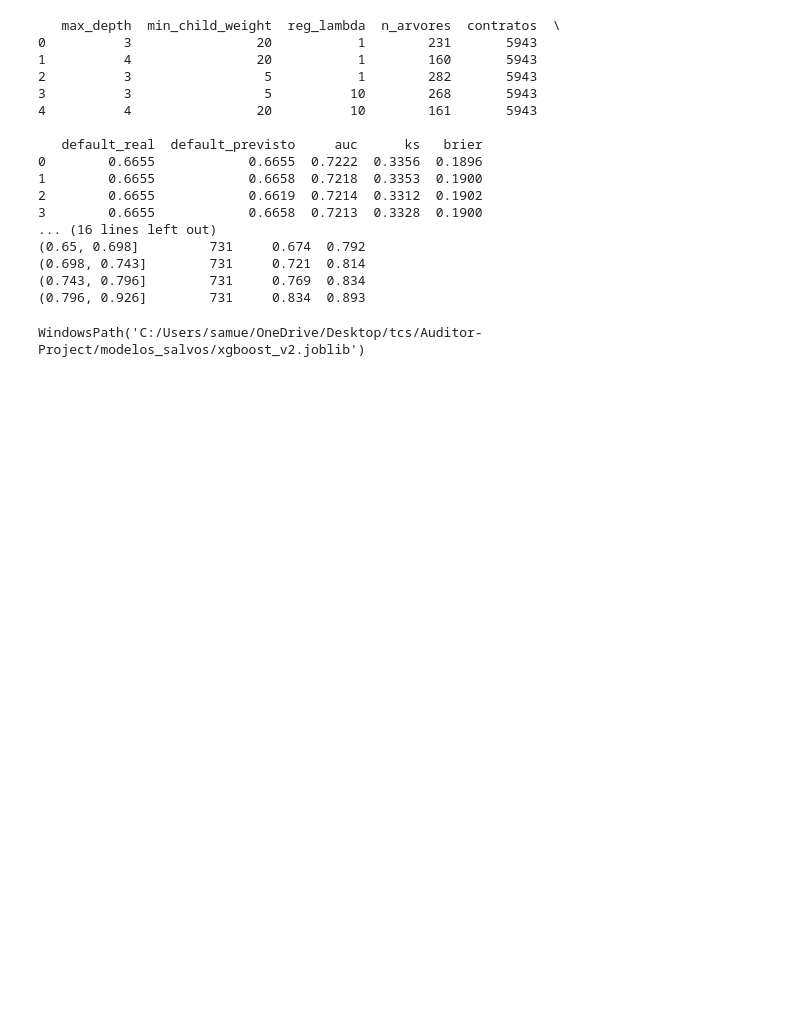
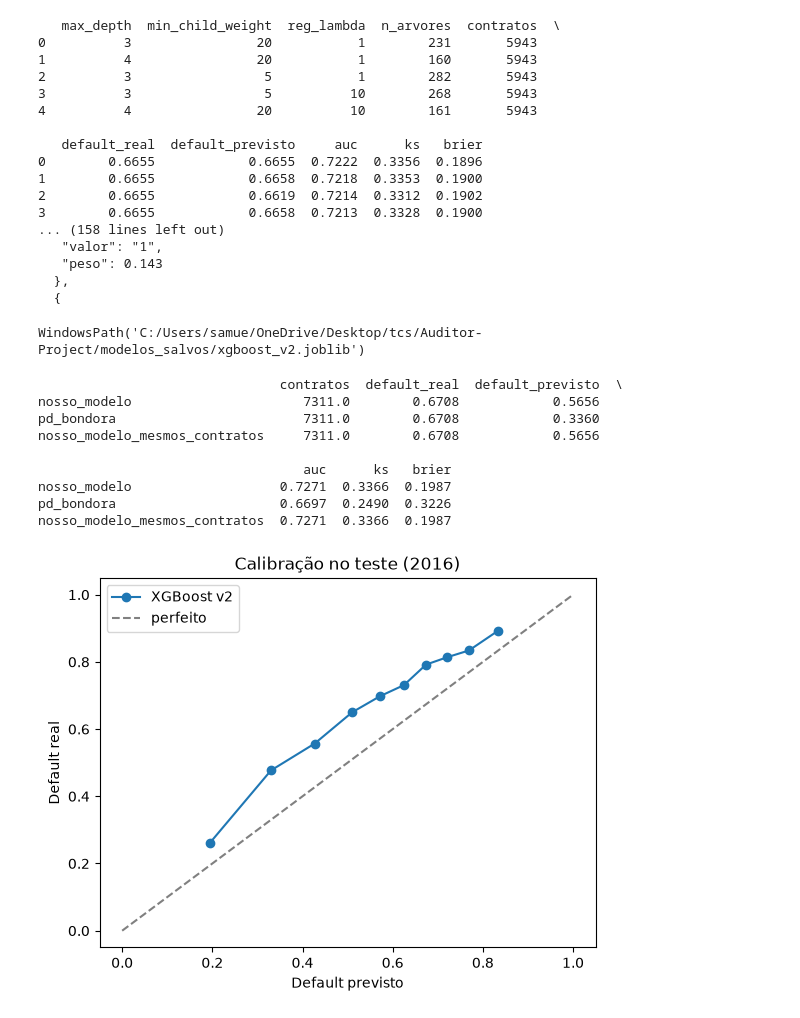
Before and after one commit to yaMimis/Auditor-Project, a Jupyter notebook: notebooks/modelos/06_xgboost.ipynb, the cells around one changed output. Saved outputs shown, nothing was run; the diff lists cells and outputs as text; code cells hidden in the pictures; blank space fills up the shorter version.

Commit message:
xgboost v2, segmentacao, LGD e contrato de previsao + testes

```diff
--- a/notebooks/modelos/06_xgboost.ipynb
+++ b/notebooks/modelos/06_xgboost.ipynb
@@ -27,6 +27,25 @@ print('\nTeste:', metricas(teste['default'], p))
 print(metricas_por_grupo(teste, p, 'pais'))
 print(calibracao_por_faixa(teste['default'], p))
 
+import sys; sys.path.insert(0, '../../src/dados')
+from pathlib import Path
+from carga_macro import _ler_euribor
+from src.modelos.prever import montar_pacote, salvar_pacote
+
+e12 = _ler_euribor(Path('../../data/raw/ECB_Euribor_Serie-Mensal-12-Meses.csv'),
+                   'EURIBOR1YD_', 'euribor_12m')
+pac = montar_pacote(m, treino, e12)
+print(salvar_pacote(pac))
+
+import json
+from src.modelos.prever import prever
+from tests.modelos.test_contrato_prever import validar_saida_prever
+
+for _, linha in teste.sample(5, random_state=1).iterrows():
+    saida = prever(linha.to_dict(), pac)
+    validar_saida_prever(saida)
+    print(json.dumps(saida, ensure_ascii=False, indent=1)[:600], '\n')
+
 salvar(m, 'xgboost_v2', {'params': params, 'teste': metricas(teste['default'], p)})
 # %% [output]
    max_depth  min_child_weight  reg_lambda  n_arvores  contratos  \
@@ -41,9 +60,31 @@ salvar(m, 'xgboost_v2', {'params': params, 'teste': metricas(teste['default'], p
 1        0.6655            0.6658  0.7218  0.3353  0.1900
 2        0.6655            0.6619  0.7214  0.3312  0.1902
 3        0.6655            0.6658  0.7213  0.3328  0.1900
-... (16 lines left out)
-(0.65, 0.698]         731     0.674  0.792
-(0.698, 0.743]        731     0.721  0.814
-(0.743, 0.796]        731     0.769  0.834
-(0.796, 0.926]        731     0.834  0.893
+... (158 lines left out)
+   "valor": "1",
+   "peso": 0.143
+  },
+  {
 WindowsPath('C:/Users/samue/OneDrive/Desktop/tcs/Auditor-Project/modelos_salvos/xgboost_v2.joblib')
+# %%
+import matplotlib.pyplot as plt
+from src.modelos.treino import comparar_com_bondora
+
+print(comparar_com_bondora(teste, p))
+
+c = calibracao_por_faixa(teste['default'], p)
+plt.plot(c['prevista'], c['real'], 'o-', label='XGBoost v2')
+plt.plot([0, 1], [0, 1], '--', color='gray', label='perfeito')
+plt.xlabel('Default previsto'); plt.ylabel('Default real')
+plt.title('Calibração no teste (2016)'); plt.legend(); plt.show()
+# %% [output]
+                               contratos  default_real  default_previsto  \
+nosso_modelo                      7311.0        0.6708            0.5656
+pd_bondora                        7311.0        0.6708            0.3360
+nosso_modelo_mesmos_contratos     7311.0        0.6708            0.5656
+
+                                  auc      ks   brier
+nosso_modelo                   0.7271  0.3366  0.1987
+pd_bondora                     0.6697  0.2490  0.3226
+nosso_modelo_mesmos_contratos  0.7271  0.3366  0.1987
+[figure, added]
```
Also changed, not shown: 9 other files.
